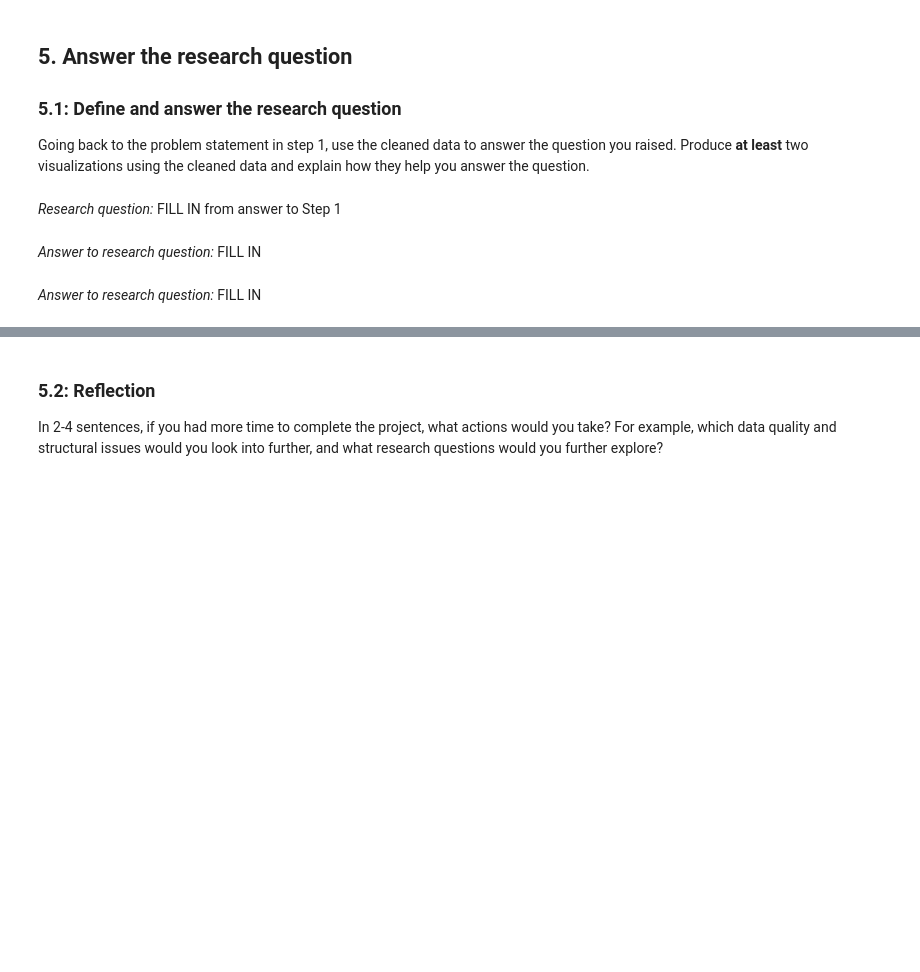
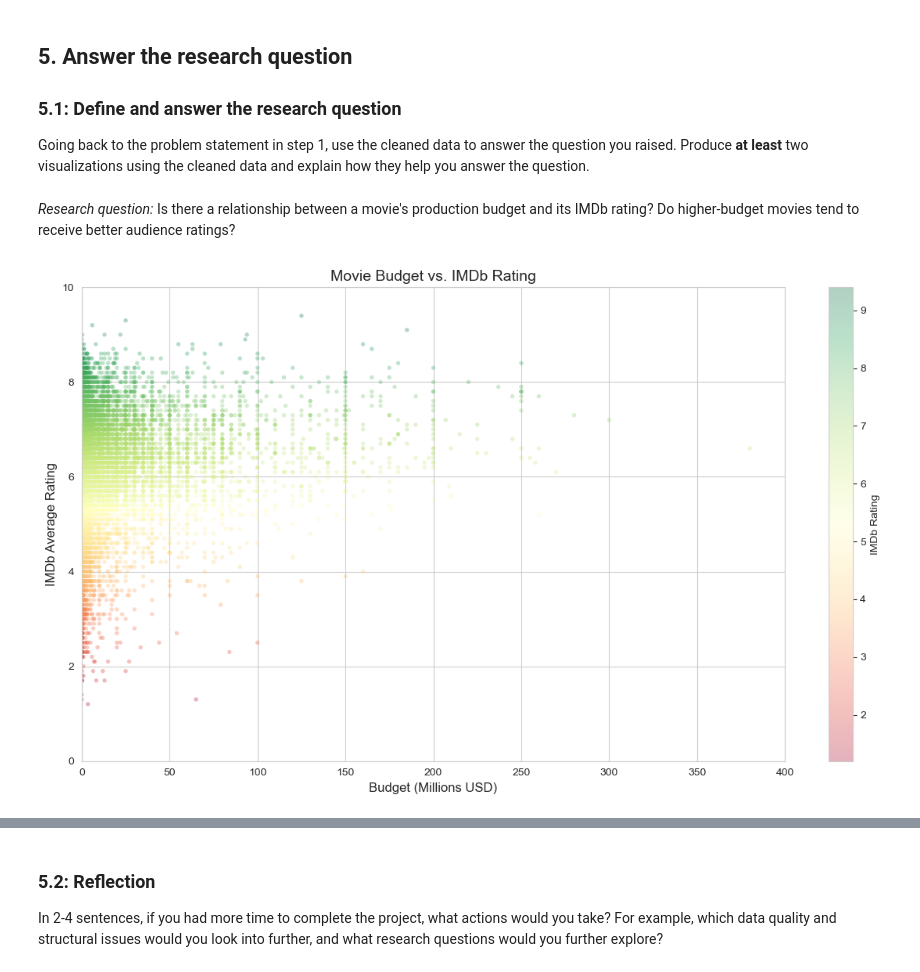
Before and after one commit to abdalnasser12/Real-World-Data-Wrangling-with-Python, a Jupyter notebook: Data_Wrangling_Project_Starter.ipynb, the cells around one changed output, grey strips where cells are left out. Drawn from its saved outputs; the diff is of its cells as text; code cells hidden in the pictures; blank space fills up the shorter version.

```diff
--- a/Data_Wrangling_Project_Starter.ipynb
+++ b/Data_Wrangling_Project_Starter.ipynb
@@ -200,0 +489,20 @@ Justification: *FILL IN*
+# %%
+# Clean: Parse the JSON-encoded genres column and extract the primary (first) genre
+# This creates a clean, usable 'primary_genre' column
+
+def extract_primary_genre(genres_str):
+    """Extract the first genre name from a JSON-encoded genres string."""
+    try:
+        genres_list = ast.literal_eval(genres_str)
+        if isinstance(genres_list, list) and len(genres_list) > 0:
+            return genres_list[0]['name']
+    except (ValueError, SyntaxError, TypeError, KeyError, IndexError):
+        pass
+    return np.nan
+
+# Apply the extraction function to create a new clean column
+df_merged['primary_genre'] = df_merged['genres'].apply(extract_primary_genre)
+
+print(f'Unique genres extracted: {df_merged["primary_genre"].nunique()}')
+print(f'\nGenre distribution (top 10):')
+print(df_merged['primary_genre'].value_counts().head(10))
@@ -218,5 +625,3 @@ Update your local database/data store with the cleaned data, following best prac
 
 ### **5.1:** Define and answer the research question
 Going back to the problem statement in step 1, use the cleaned data to answer the question you raised. Produce **at least** two visualizations using the cleaned data and explain how they help you answer the question.
-# %% [markdown]
-*Research question:* FILL IN from answer to Step 1
@@ -225,2 +627,0 @@ Going back to the problem statement in step 1, use the cleaned data to answer th
-# %% [markdown]
-*Answer to research question:* FILL IN
@@ -229,2 +628,26 @@ Going back to the problem statement in step 1, use the cleaned data to answer th
-# %% [markdown]
-*Answer to research question:* FILL IN
+# %% [markdown]
+*Research question:* Is there a relationship between a movie's production budget and its IMDb rating? Do higher-budget movies tend to receive better audience ratings?
+# %%
+# Visual 1: Scatter plot of Budget vs IMDb Rating
+# This directly visualizes the relationship between our two key variables
+
+plt.figure(figsize=(12, 7))
+scatter = plt.scatter(
+    df_final['budget'] / 1e6,  # Convert to millions for readability
+    df_final['averageRating'],
+    alpha=0.3,
+    s=15,
+    c=df_final['averageRating'],
+    cmap='RdYlGn',
+    edgecolors='none'
+)
+plt.colorbar(scatter, label='IMDb Rating')
+plt.xlabel('Budget (Millions USD)', fontsize=12)
+plt.ylabel('IMDb Average Rating', fontsize=12)
+plt.title('Movie Budget vs. IMDb Rating', fontsize=14)
+plt.xlim(0, 400)
+plt.ylim(0, 10)
+plt.tight_layout()
+plt.show()
+# %% [output]
+[figure, added]
```
Also changed, not shown: parts of 90 cells of this notebook, 3 other files.
